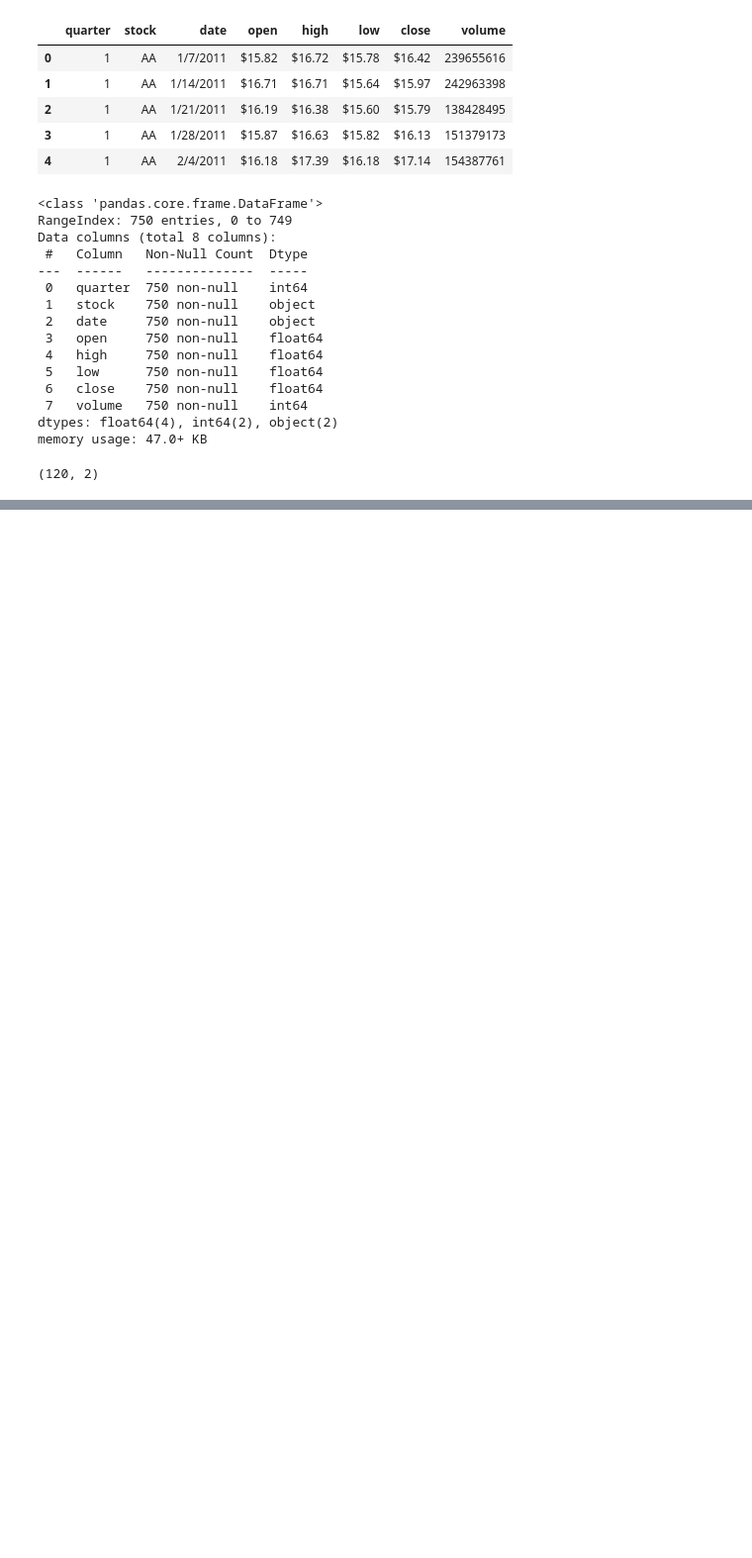
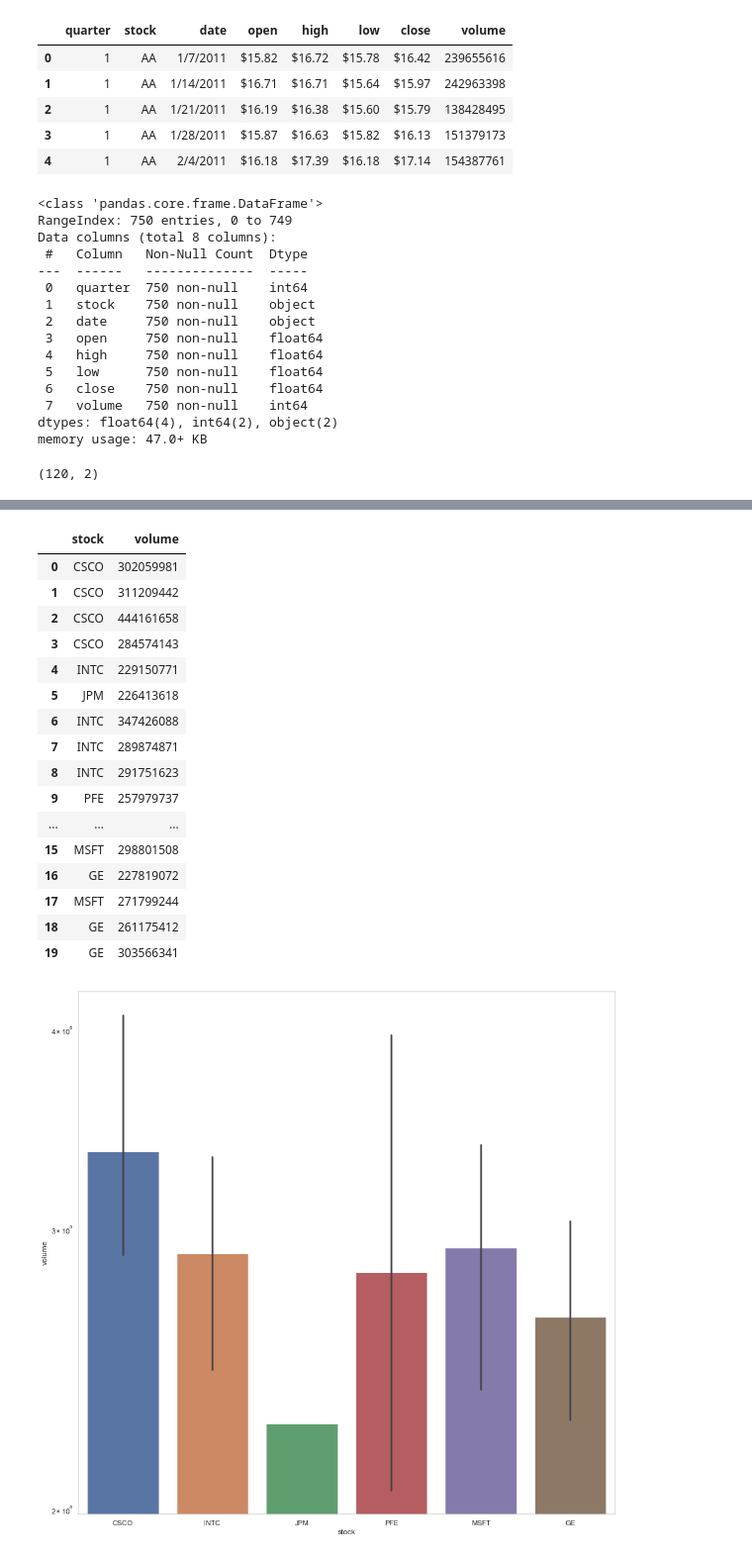
Before and after one commit to thiagos98/ia-clustering-dow-jones, a Jupyter notebook: dowjones_clustering.ipynb, the cells around one changed output, grey strips where cells are left out. Shown: that part at 99% size. Drawn from its saved outputs; the diff is of its cells as text; code cells hidden in the pictures; blank space fills up the shorter version.

```diff
--- a/dowjones_clustering.ipynb
+++ b/dowjones_clustering.ipynb
@@ -138,0 +136,23 @@ dtype: object
+# %%
+sns.set_theme(style="whitegrid")
+ax = sns.barplot(x="stock", y="volume", data=cluster_2, log=True)
+cluster_2
+# %% [output]
+|  | stock | volume |
+| 0 | CSCO | 302059981 |
+| 1 | CSCO | 311209442 |
+| 2 | CSCO | 444161658 |
+| 3 | CSCO | 284574143 |
+| 4 | INTC | 229150771 |
+| 5 | JPM | 226413618 |
+| 6 | INTC | 347426088 |
+| 7 | INTC | 289874871 |
+| 8 | INTC | 291751623 |
+| 9 | PFE | 257979737 |
+| ... | ... | ... |
+| 15 | MSFT | 298801508 |
+| 16 | GE | 227819072 |
+| 17 | MSFT | 271799244 |
+| 18 | GE | 261175412 |
+| 19 | GE | 303566341 |
+[figure, added]
```
Also changed, not shown: parts of 15 cells of this notebook, 1 other file.
